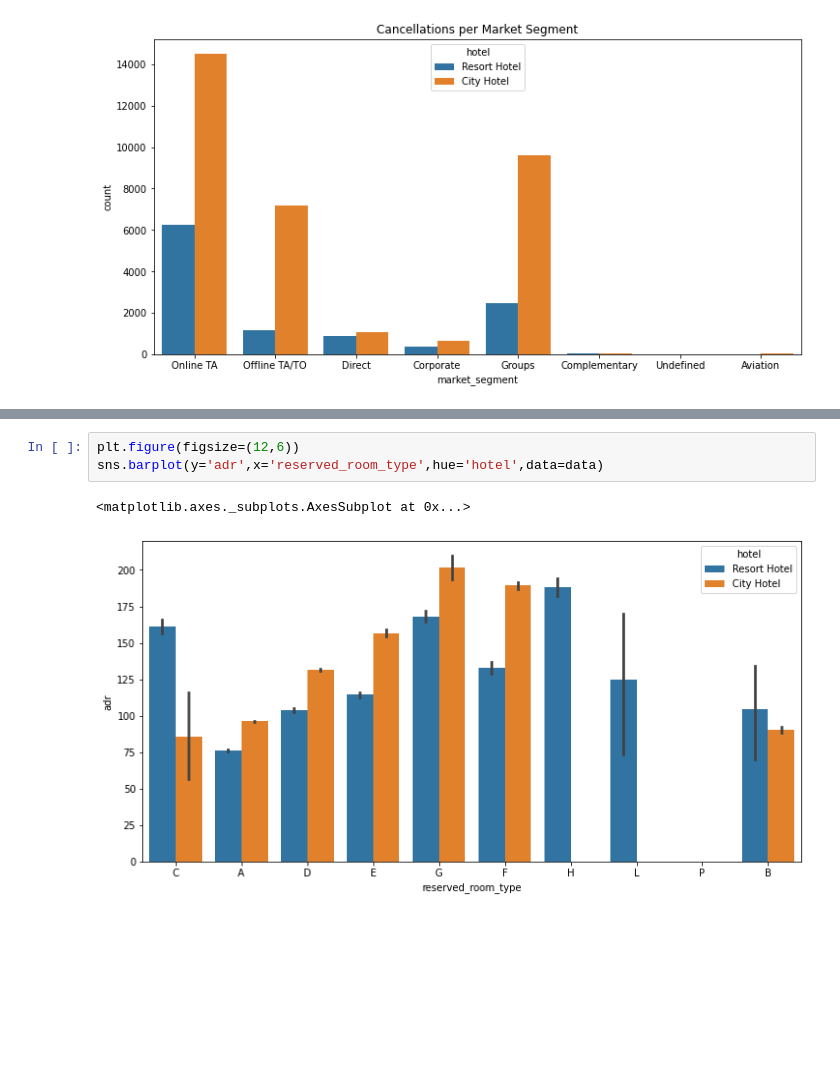
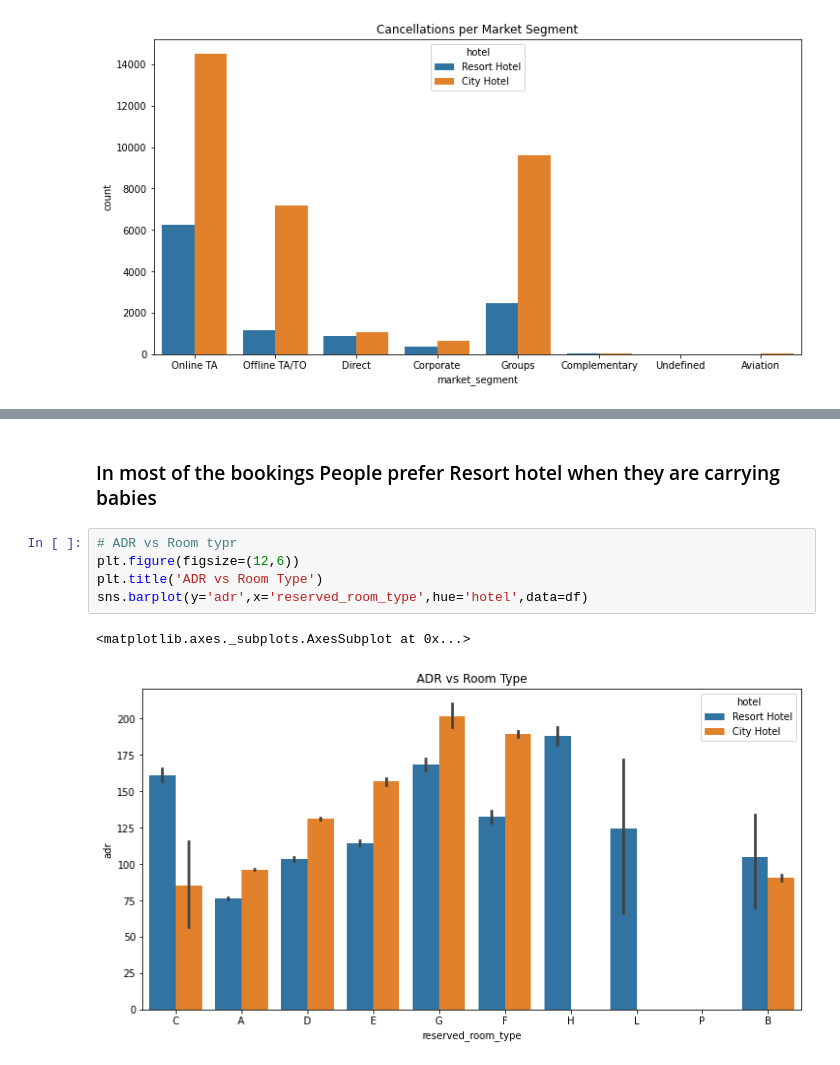
Before and after one commit to Dany511/Code, a Jupyter notebook: Copy_of_Hotel_Booking_Analysis_Capstone_Project.ipynb, the cells around one changed output, grey strips where cells are left out. Cells and saved outputs as stored; diff of their text form; blank space fills up the shorter version.

```diff
--- a/Copy_of_Hotel_Booking_Analysis_Capstone_Project.ipynb
+++ b/Copy_of_Hotel_Booking_Analysis_Capstone_Project.ipynb
@@ -426,6 +449,10 @@ data.groupby(['children','babies'])[['total_of_special_requests']].sum().sort_va
+# %% [markdown]
+### In most of the bookings People prefer Resort hotel when they are carrying babies
 # %%
+# ADR vs Room typr
 plt.figure(figsize=(12,6))
-sns.barplot(y='adr',x='reserved_room_type',hue='hotel',data=data)
+plt.title('ADR vs Room Type')
+sns.barplot(y='adr',x='reserved_room_type',hue='hotel',data=df)
 # %% [output]
 <matplotlib.axes._subplots.AxesSubplot at 0x...>
-[figure, old version]
+[figure, new version]
```
Also changed, not shown: parts of 29 cells of this notebook.
